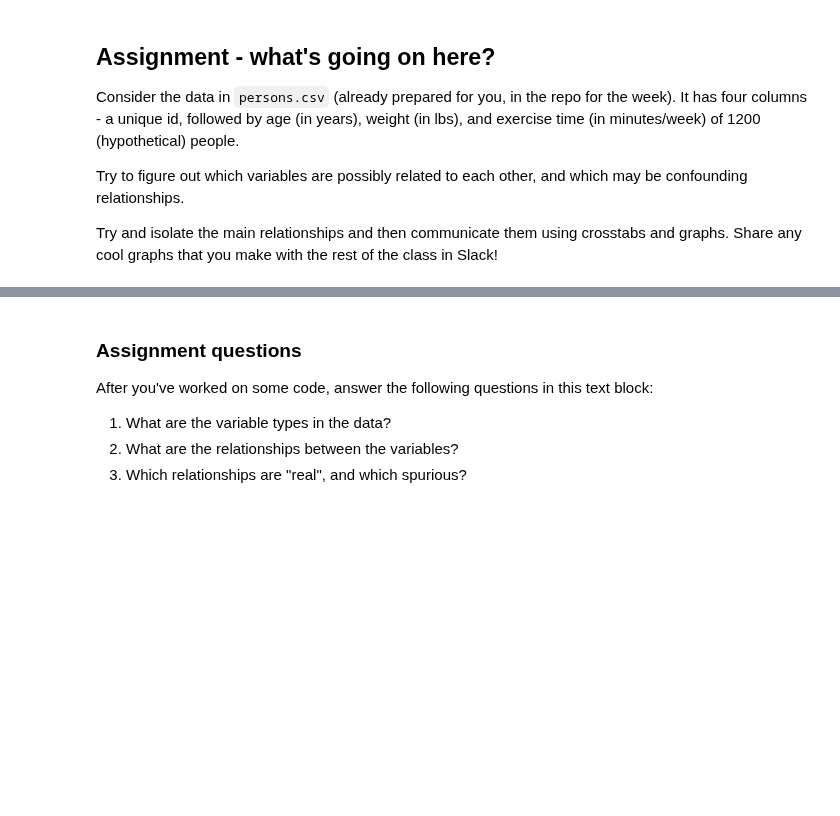
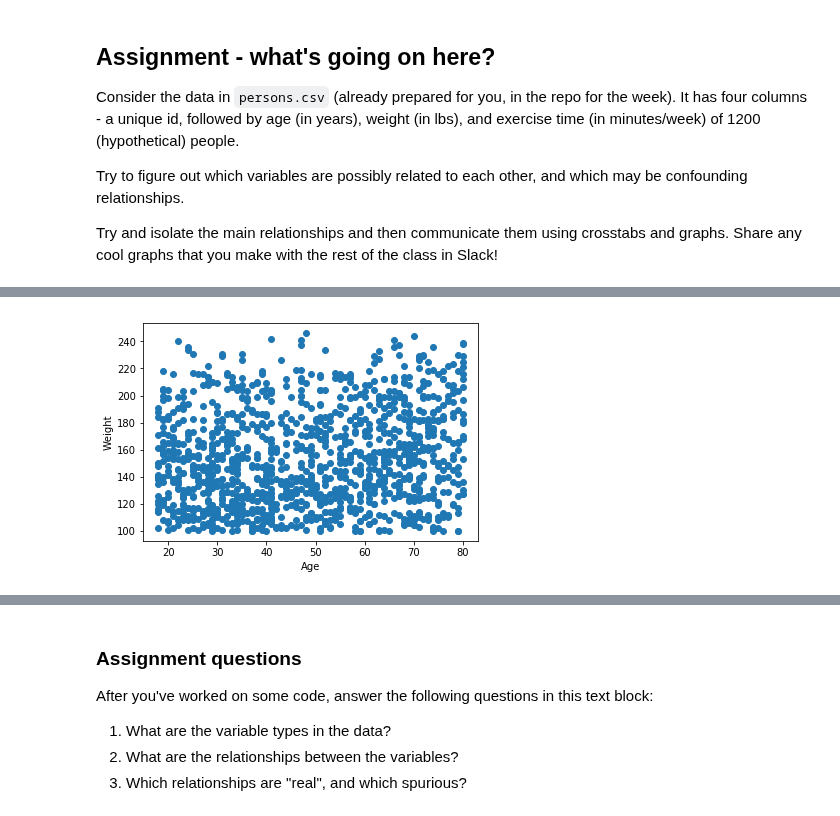
Before and after one commit to bloominstituteoftechnology/DS-Unit-1-Sprint-1-Dealing-With-Data, a Jupyter notebook: module3-databackedassertions/LS_DS_113_Making_Data_backed_Assertions_Assignment.ipynb, the cells around one changed output, grey strips where cells are left out. Drawn from its saved outputs; the diff is of its cells as text; code cells hidden in the pictures; blank space fills up the shorter version.

```diff
--- a/module3-databackedassertions/LS_DS_113_Making_Data_backed_Assertions_Assignment.ipynb
+++ b/module3-databackedassertions/LS_DS_113_Making_Data_backed_Assertions_Assignment.ipynb
@@ -20,0 +168,12 @@ Try and isolate the main relationships and then communicate them using crosstabs
+# %%
+# plot for age and weight
+
+plt.scatter(persons_cln_data['age'],persons_cln_data['weight']);
+
+plt.xlabel('Age')
+
+plt.ylabel('Weight')
+
+plt.show()
+# %% [output]
+[figure, added]
```
Also changed, not shown: parts of 26 cells of this notebook.
